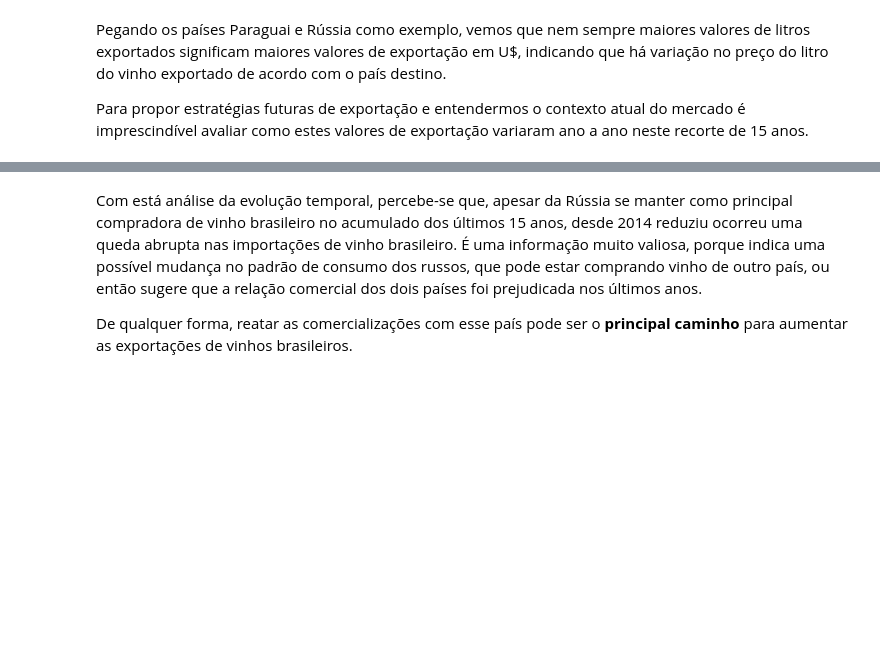
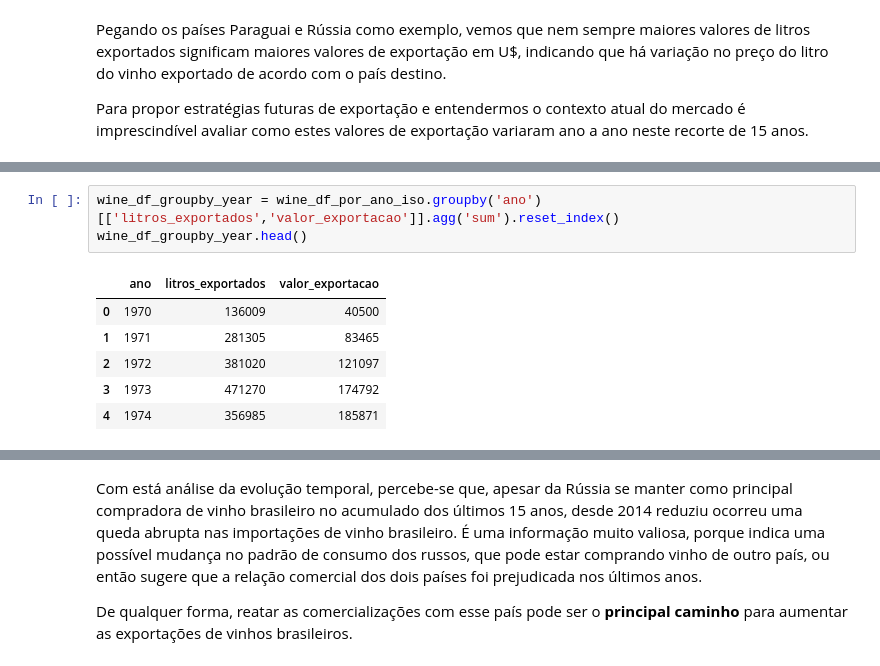
Before and after one commit to jackson-simionato/fase1_pos_tech_challenge_wine, a Jupyter notebook: fase 1 - tech challenge (vinhos).ipynb, the cells around one changed output, grey strips where cells are left out. Drawn from its saved outputs; the diff is of its cells as text; blank space fills up the shorter version.

```diff
--- a/fase 1 - tech challenge (vinhos).ipynb
+++ b/fase 1 - tech challenge (vinhos).ipynb
@@ -1166,0 +594,10 @@ Para propor estratégias futuras de exportação e entendermos o contexto atual
+# %%
+wine_df_groupby_year = wine_df_por_ano_iso.groupby('ano')[['litros_exportados','valor_exportacao']].agg('sum').reset_index()
+wine_df_groupby_year.head()
+# %% [output]
+|  | ano | litros_exportados | valor_exportacao |
+| 0 | 1970 | 136009 | 40500 |
+| 1 | 1971 | 281305 | 83465 |
+| 2 | 1972 | 381020 | 121097 |
+| 3 | 1973 | 471270 | 174792 |
+| 4 | 1974 | 356985 | 185871 |
```
Also changed, not shown: parts of 69 cells of this notebook, 10 other files.
